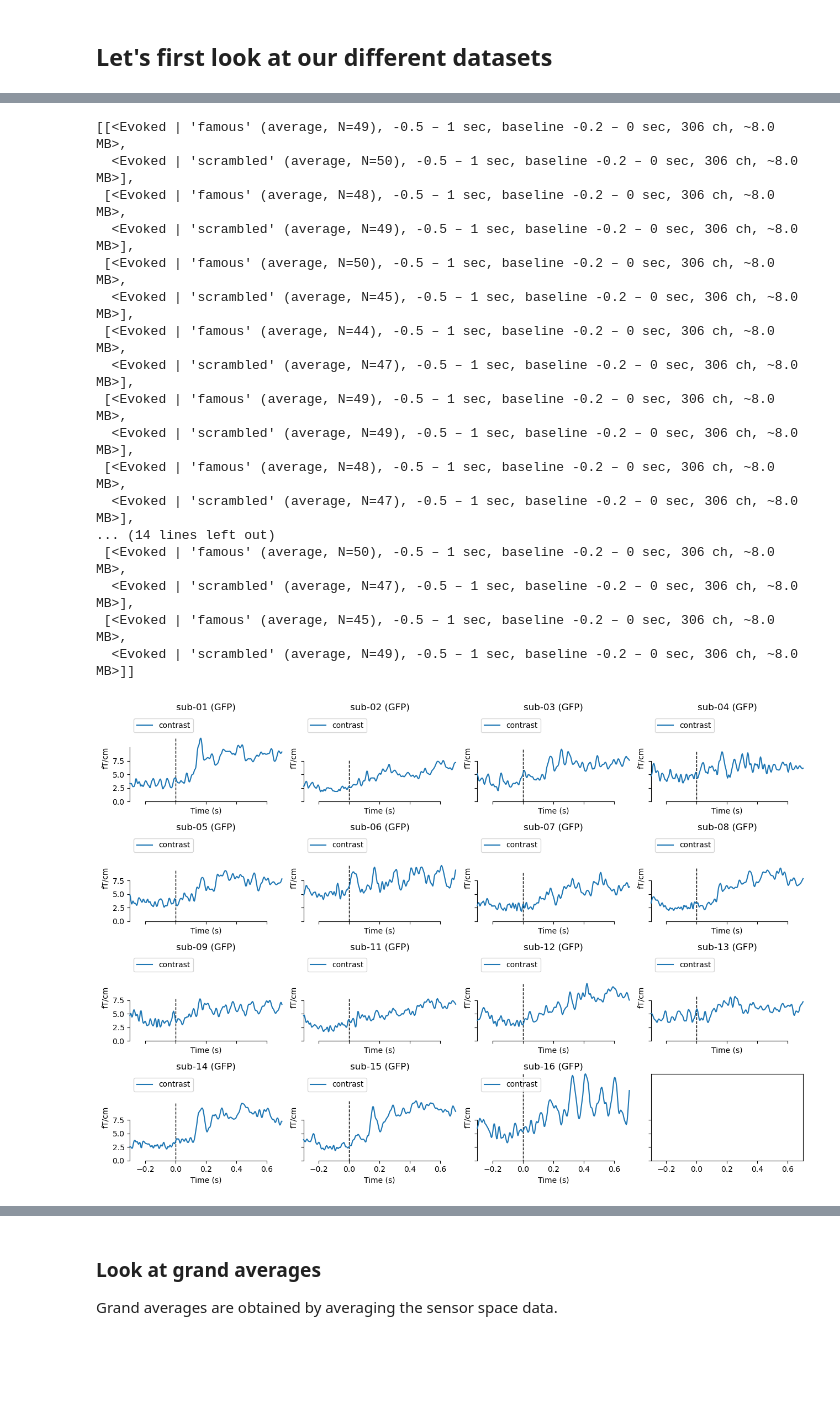
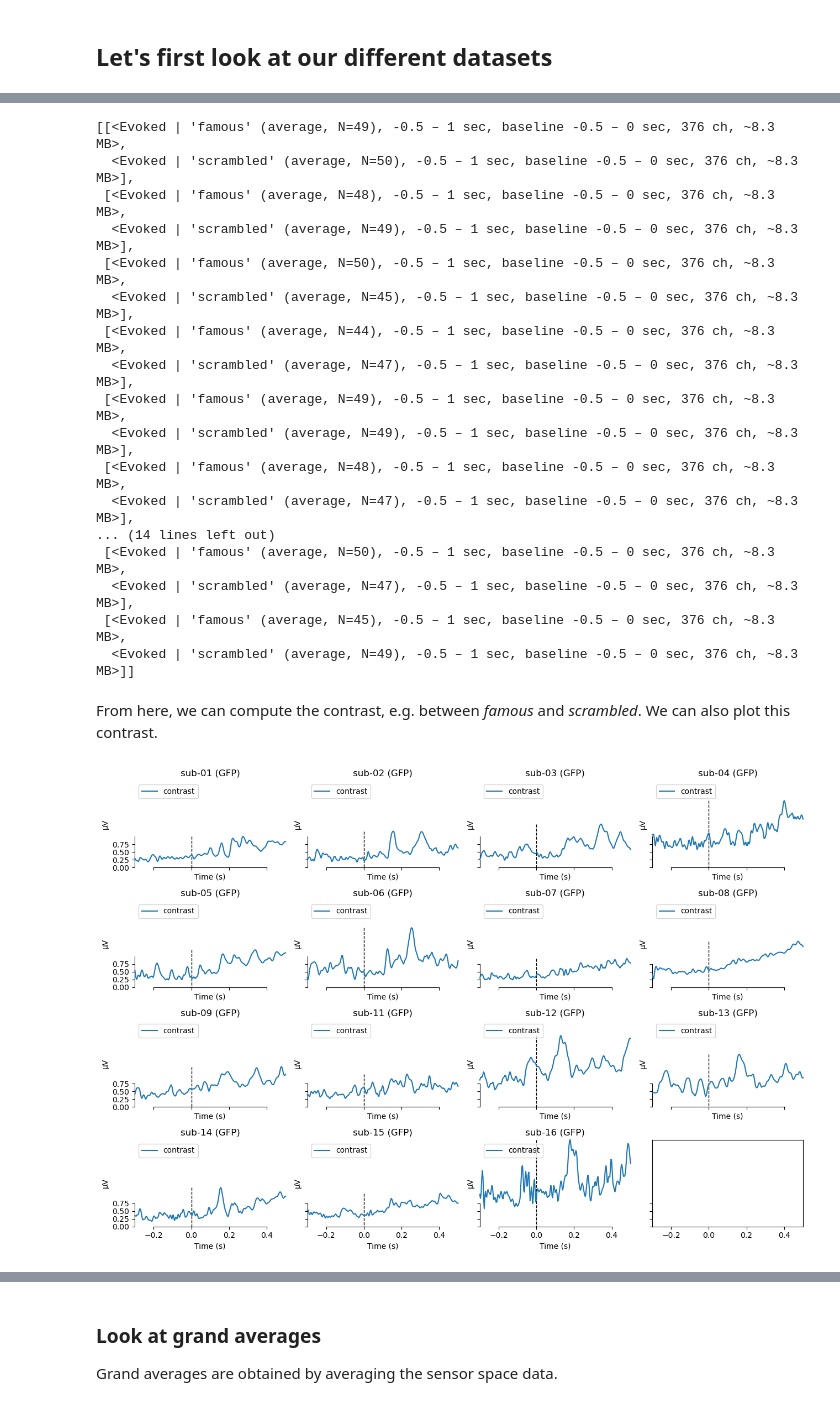
Before and after one commit to wmvanvliet/mne_practical_meeg_2025, a Jupyter notebook: 6-Group_analysis.ipynb, the cells around one changed output, grey strips where cells are left out. Cells and saved outputs as stored; diff of their text form; code cells hidden in the pictures; blank space fills up the shorter version.

```diff
--- a/6-Group_analysis.ipynb
+++ b/6-Group_analysis.ipynb
@@ -80,5 +76,6 @@ We can now loop over all subjects to see if there are any subject
 that look problematic.
 # %%
+ch_type = 'eeg'  # we pick the EEG channels here
 conditions = ['famous', 'unfamiliar', 'scrambled']
 
 f, axes = plt.subplots(4, 4, figsize=(13, 9), sharex=True, sharey=True)
@@ -89,8 +86,8 @@ for ax, subject in zip(axes.ravel(), datasets):
     evokeds = mne.read_evokeds(fname)
     evokeds = [ev for ev in evokeds if ev.comment in conditions]
     for condition, ev in zip(conditions, evokeds):
-        evokeds_dict[condition] = ev.crop(tmin=-0.3, tmax=0.8)
-    mne.viz.plot_compare_evokeds(evokeds_dict, picks='grad', show=False,
+        evokeds_dict[condition] = ev.crop(tmin=-0.3, tmax=0.6)
+    mne.viz.plot_compare_evokeds(evokeds_dict, picks=ch_type, show=False,
                                  axes=ax, title=subject)
 
 plt.tight_layout()
@@ -115,5 +108,5 @@ plt.tight_layout()
 # %%
-# TODO
+
 evokeds_list = []
 
 for subject in datasets:
@@ -124,38 +117,38 @@ for subject in datasets:
 
 evokeds_list
 # %% [output]
-[[<Evoked | 'famous' (average, N=49), -0.5 – 1 sec, baseline -0.2 – 0 sec, 306 ch, ~8.0 MB>,
-  <Evoked | 'scrambled' (average, N=50), -0.5 – 1 sec, baseline -0.2 – 0 sec, 306 ch, ~8.0 MB>],
- [<Evoked | 'famous' (average, N=48), -0.5 – 1 sec, baseline -0.2 – 0 sec, 306 ch, ~8.0 MB>,
-  <Evoked | 'scrambled' (average, N=49), -0.5 – 1 sec, baseline -0.2 – 0 sec, 306 ch, ~8.0 MB>],
- [<Evoked | 'famous' (average, N=50), -0.5 – 1 sec, baseline -0.2 – 0 sec, 306 ch, ~8.0 MB>,
-  <Evoked | 'scrambled' (average, N=45), -0.5 – 1 sec, baseline -0.2 – 0 sec, 306 ch, ~8.0 MB>],
- [<Evoked | 'famous' (average, N=44), -0.5 – 1 sec, baseline -0.2 – 0 sec, 306 ch, ~8.0 MB>,
-  <Evoked | 'scrambled' (average, N=47), -0.5 – 1 sec, baseline -0.2 – 0 sec, 306 ch, ~8.0 MB>],
- [<Evoked | 'famous' (average, N=49), -0.5 – 1 sec, baseline -0.2 – 0 sec, 306 ch, ~8.0 MB>,
-  <Evoked | 'scrambled' (average, N=49), -0.5 – 1 sec, baseline -0.2 – 0 sec, 306 ch, ~8.0 MB>],
- [<Evoked | 'famous' (average, N=48), -0.5 – 1 sec, baseline -0.2 – 0 sec, 306 ch, ~8.0 MB>,
-  <Evoked | 'scrambled' (average, N=47), -0.5 – 1 sec, baseline -0.2 – 0 sec, 306 ch, ~8.0 MB>],
+[[<Evoked | 'famous' (average, N=49), -0.5 – 1 sec, baseline -0.5 – 0 sec, 376 ch, ~8.3 MB>,
+  <Evoked | 'scrambled' (average, N=50), -0.5 – 1 sec, baseline -0.5 – 0 sec, 376 ch, ~8.3 MB>],
+ [<Evoked | 'famous' (average, N=48), -0.5 – 1 sec, baseline -0.5 – 0 sec, 376 ch, ~8.3 MB>,
+  <Evoked | 'scrambled' (average, N=49), -0.5 – 1 sec, baseline -0.5 – 0 sec, 376 ch, ~8.3 MB>],
+ [<Evoked | 'famous' (average, N=50), -0.5 – 1 sec, baseline -0.5 – 0 sec, 376 ch, ~8.3 MB>,
+  <Evoked | 'scrambled' (average, N=45), -0.5 – 1 sec, baseline -0.5 – 0 sec, 376 ch, ~8.3 MB>],
+ [<Evoked | 'famous' (average, N=44), -0.5 – 1 sec, baseline -0.5 – 0 sec, 376 ch, ~8.3 MB>,
+  <Evoked | 'scrambled' (average, N=47), -0.5 – 1 sec, baseline -0.5 – 0 sec, 376 ch, ~8.3 MB>],
+ [<Evoked | 'famous' (average, N=49), -0.5 – 1 sec, baseline -0.5 – 0 sec, 376 ch, ~8.3 MB>,
+  <Evoked | 'scrambled' (average, N=49), -0.5 – 1 sec, baseline -0.5 – 0 sec, 376 ch, ~8.3 MB>],
+ [<Evoked | 'famous' (average, N=48), -0.5 – 1 sec, baseline -0.5 – 0 sec, 376 ch, ~8.3 MB>,
+  <Evoked | 'scrambled' (average, N=47), -0.5 – 1 sec, baseline -0.5 – 0 sec, 376 ch, ~8.3 MB>],
 ... (14 lines left out)
- [<Evoked | 'famous' (average, N=50), -0.5 – 1 sec, baseline -0.2 – 0 sec, 306 ch, ~8.0 MB>,
-  <Evoked | 'scrambled' (average, N=47), -0.5 – 1 sec, baseline -0.2 – 0 sec, 306 ch, ~8.0 MB>],
- [<Evoked | 'famous' (average, N=45), -0.5 – 1 sec, baseline -0.2 – 0 sec, 306 ch, ~8.0 MB>,
-  <Evoked | 'scrambled' (average, N=49), -0.5 – 1 sec, baseline -0.2 – 0 sec, 306 ch, ~8.0 MB>]]
+ [<Evoked | 'famous' (average, N=50), -0.5 – 1 sec, baseline -0.5 – 0 sec, 376 ch, ~8.3 MB>,
+  <Evoked | 'scrambled' (average, N=47), -0.5 – 1 sec, baseline -0.5 – 0 sec, 376 ch, ~8.3 MB>],
+ [<Evoked | 'famous' (average, N=45), -0.5 – 1 sec, baseline -0.5 – 0 sec, 376 ch, ~8.3 MB>,
+  <Evoked | 'scrambled' (average, N=49), -0.5 – 1 sec, baseline -0.5 – 0 sec, 376 ch, ~8.3 MB>]]
+# %% [markdown]
+From here, we can compute the contrast, e.g. between _famous_ and _scrambled_. We can also plot this contrast.
 # %%
-# TODO
-
 contrast_list = []
 f, axes = plt.subplots(4, 4, figsize=(13, 9), sharex=True, sharey=True)
 
 for ax, subject, evokeds in zip(axes.ravel(), datasets, evokeds_list):
-    contrast = mne.combine_evoked(evokeds, weights=[0.5, -0.5]).crop(-0.3, 0.7)
+    contrast = mne.combine_evoked(evokeds, weights=[0.5, -0.5]).crop(-0.3, 0.5)
     contrast.comment = 'contrast'
     contrast_list.append(contrast)
-    mne.viz.plot_compare_evokeds(contrast, picks='grad', show=False,
+    mne.viz.plot_compare_evokeds(contrast, picks=ch_type, show=False,
                                  axes=ax, title=subject)
 plt.tight_layout()
 # %% [output]
-[figure, old version]
+[figure, new version]
 # %%
 contrast_list
 # %% [output]
```
Also changed, not shown: parts of 30 cells of this notebook.
